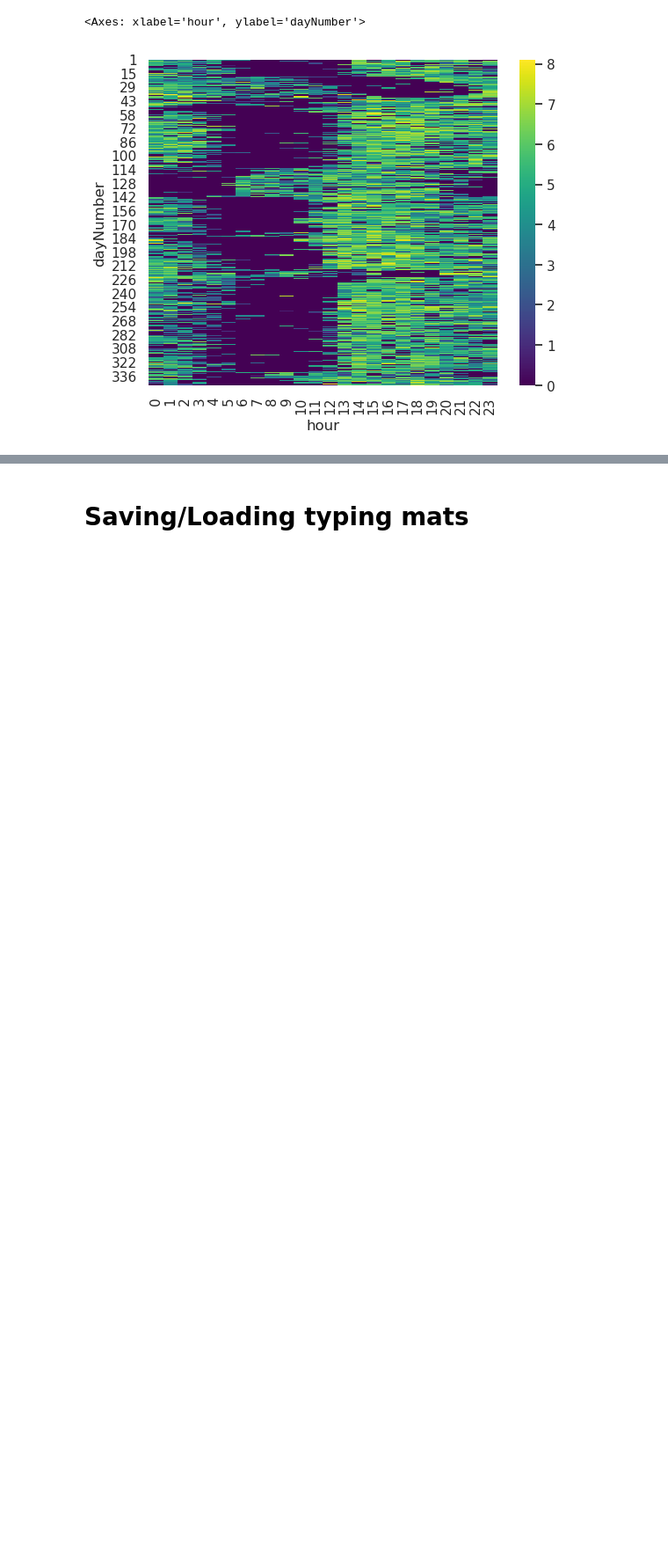
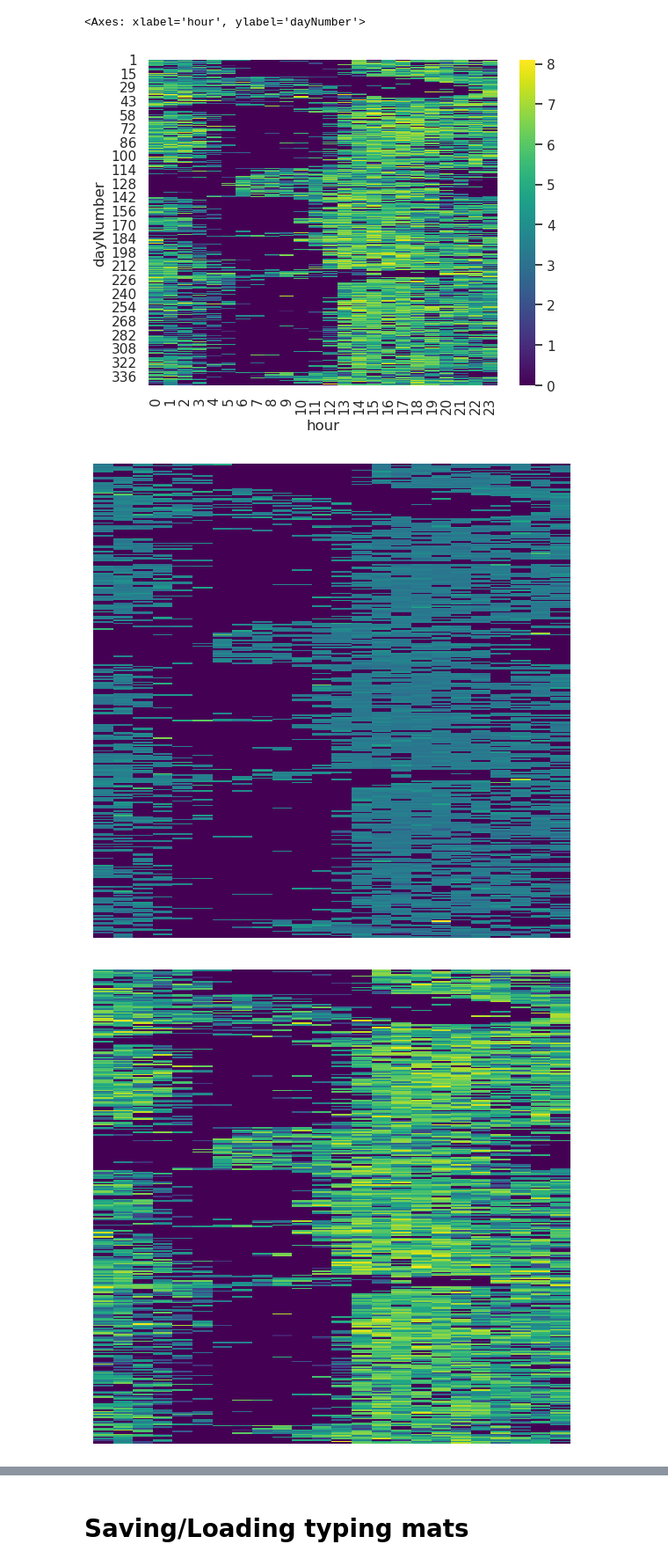
Before and after one commit to Valkje/graph-svd, a Jupyter notebook: analyze_alex.ipynb, the cells around one changed output, grey strips where cells are left out. Shown at 88% size. Saved outputs shown, nothing was run; the diff lists cells and outputs as text; code cells hidden in the pictures; blank space fills up the shorter version.

```diff
--- a/analyze_alex.ipynb
+++ b/analyze_alex.ipynb
@@ -81,3 +92,27 @@ sns.heatmap(np.log1p(typing_mats['n_presses']), cmap='viridis')
 # %% [output]
 <Axes: xlabel='hour', ylabel='dayNumber'>
 [figure]
+# %%
+for modality, mat in typing_mats.items():
+    if modality == 'n_presses':
+        mat = np.log1p(mat)
+
+    mat = mat.values
+
+    # Scale to unit variance
+    mat = mat / np.std(mat)
+
+    plt.close()
+
+    plt.figure(figsize=(7, 7))
+    plt.imshow(mat,
+               aspect='auto', cmap='viridis', interpolation='none')
+    plt.axis('off')
+
+    plt.savefig(join('images', 'alex', f"data_{modality}_alex_scaled.pdf"),
+                bbox_inches='tight', pad_inches=0)
+
+    plt.show()
+# %% [output]
+[figure, added]
+[figure, added]
```
Also changed, not shown: parts of 38 cells of this notebook.
